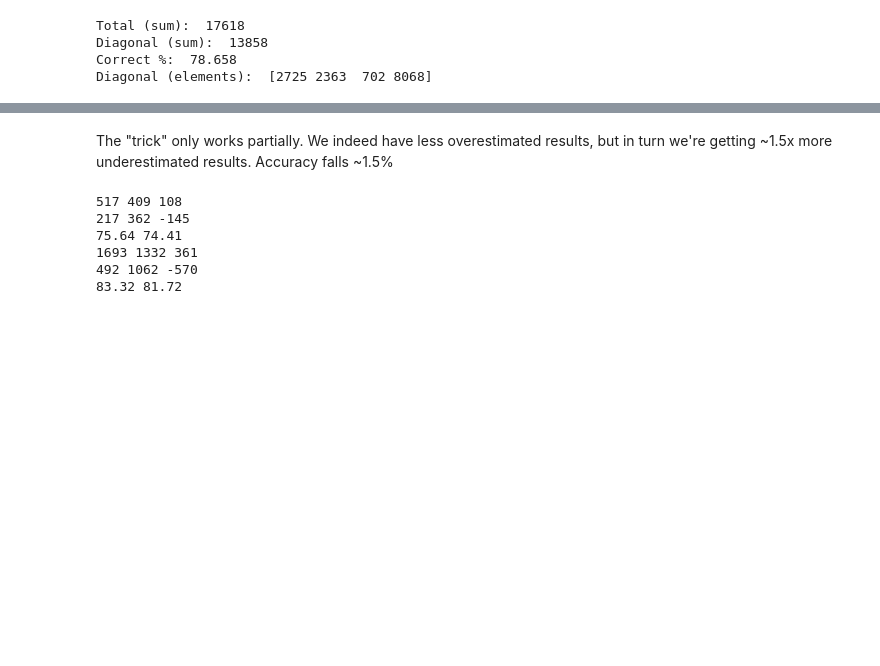
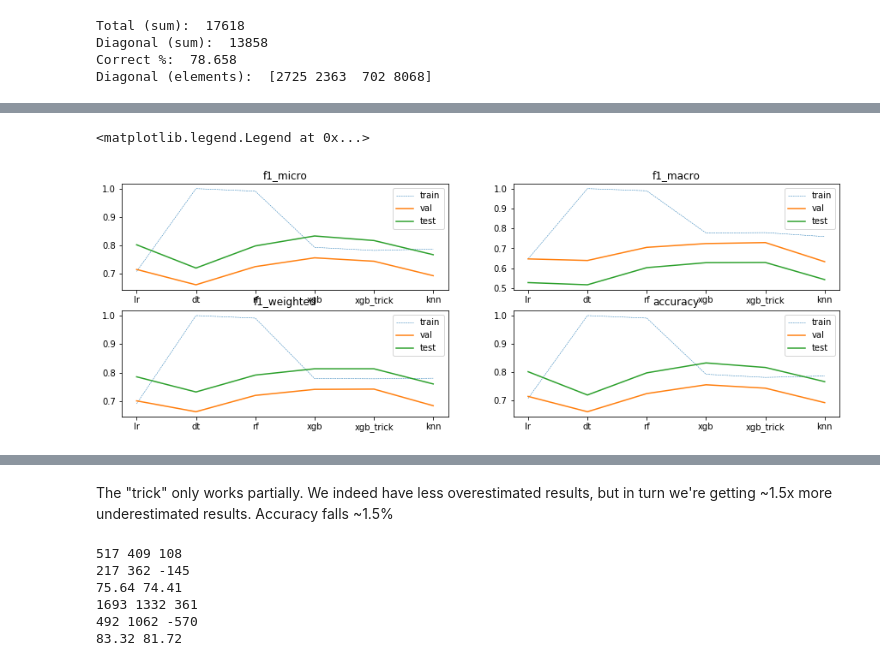
Before and after one commit to TsarSPb/Haustiere, a Jupyter notebook: CMAPSS/CMAPS.ipynb, the cells around one changed output, grey strips where cells are left out. Drawn from its saved outputs; the diff is of its cells as text; code cells hidden in the pictures; blank space fills up the shorter version.

```diff
--- a/CMAPSS/CMAPS.ipynb
+++ b/CMAPSS/CMAPS.ipynb
@@ -1622,0 +1667,31 @@ overestimated_train[3:5],underestimated_train[3:5]
+# %%
+plot_rows = 2
+plot_cols = 2
+plt.figure(figsize=(15,5))
+plt.subplot(plot_rows,plot_cols,1)
+plt.title('f1_micro')
+plt.plot(models,f1_micro_train_mean,label='train',linewidth=0.5,linestyle='dashed')
+plt.plot(models,f1_micro_val_mean,label='val')
+plt.plot(models,f1_micro_test_mean,label='test')
+plt.legend()
+plt.subplot(plot_rows,plot_cols,2)
+plt.title('f1_macro')
+plt.plot(models,f1_macro_train_mean,label='train',linewidth=0.5,linestyle='dashed')
+plt.plot(models,f1_macro_val_mean,label='val')
+plt.plot(models,f1_macro_test_mean,label='test')
+plt.legend()
+plt.subplot(plot_rows,plot_cols,3)
+plt.title('f1_weighted')
+plt.plot(models,f1_weighted_train_mean,label='train',linewidth=0.5,linestyle='dashed')
+plt.plot(models,f1_weighted_val_mean,label='val')
+plt.plot(models,f1_weighted_test_mean,label='test')
+plt.legend()
+plt.subplot(plot_rows,plot_cols,4)
+plt.title('accuracy')
+plt.plot(models,accuracy_train_mean,label='train',linewidth=0.5,linestyle='dashed')
+plt.plot(models,accuracy_val_mean,label='val')
+plt.plot(models,accuracy_test_mean,label='test')
+plt.legend()
+# %% [output]
+<matplotlib.legend.Legend at 0x...>
+[figure, added]
```
Also changed, not shown: parts of 34 cells of this notebook, 1 other file.
